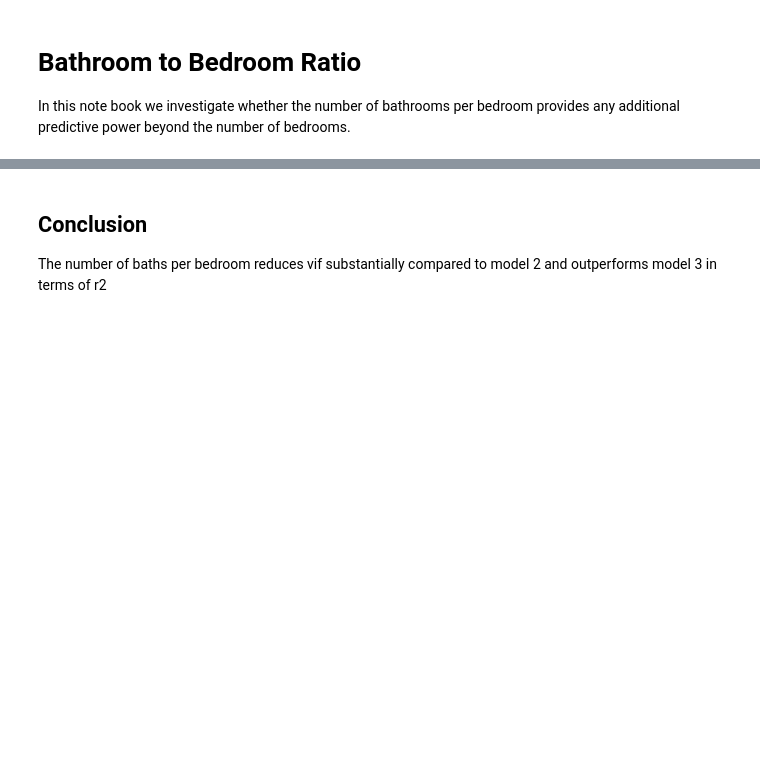
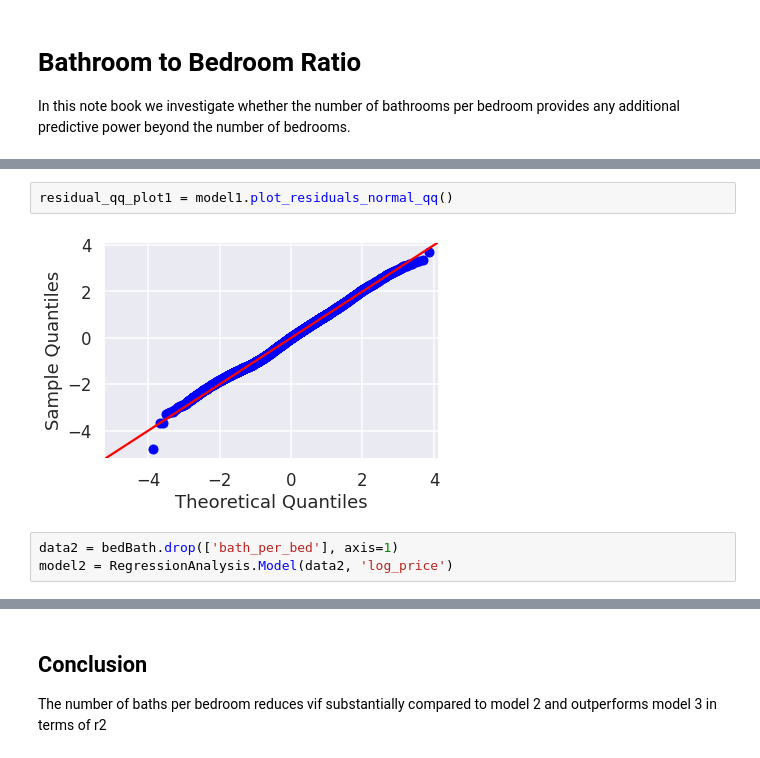
Before and after one commit to sethchart/Housing_Analysis, a Jupyter notebook: notebooks/BathBedRatio.ipynb, the cells around one changed output, grey strips where cells are left out. Saved outputs shown, nothing was run; the diff lists cells and outputs as text; blank space fills up the shorter version.

```diff
--- a/notebooks/BathBedRatio.ipynb
+++ b/notebooks/BathBedRatio.ipynb
@@ -64,0 +42,7 @@ ra.plot_residuals_normal_qq(res3)
+# %%
+residual_qq_plot1 = model1.plot_residuals_normal_qq()
+# %% [output]
+[figure, added]
+# %%
+data2 = bedBath.drop(['bath_per_bed'], axis=1)
+model2 = RegressionAnalysis.Model(data2, 'log_price')
```
Also changed, not shown: parts of 34 cells of this notebook, 6 other files.
